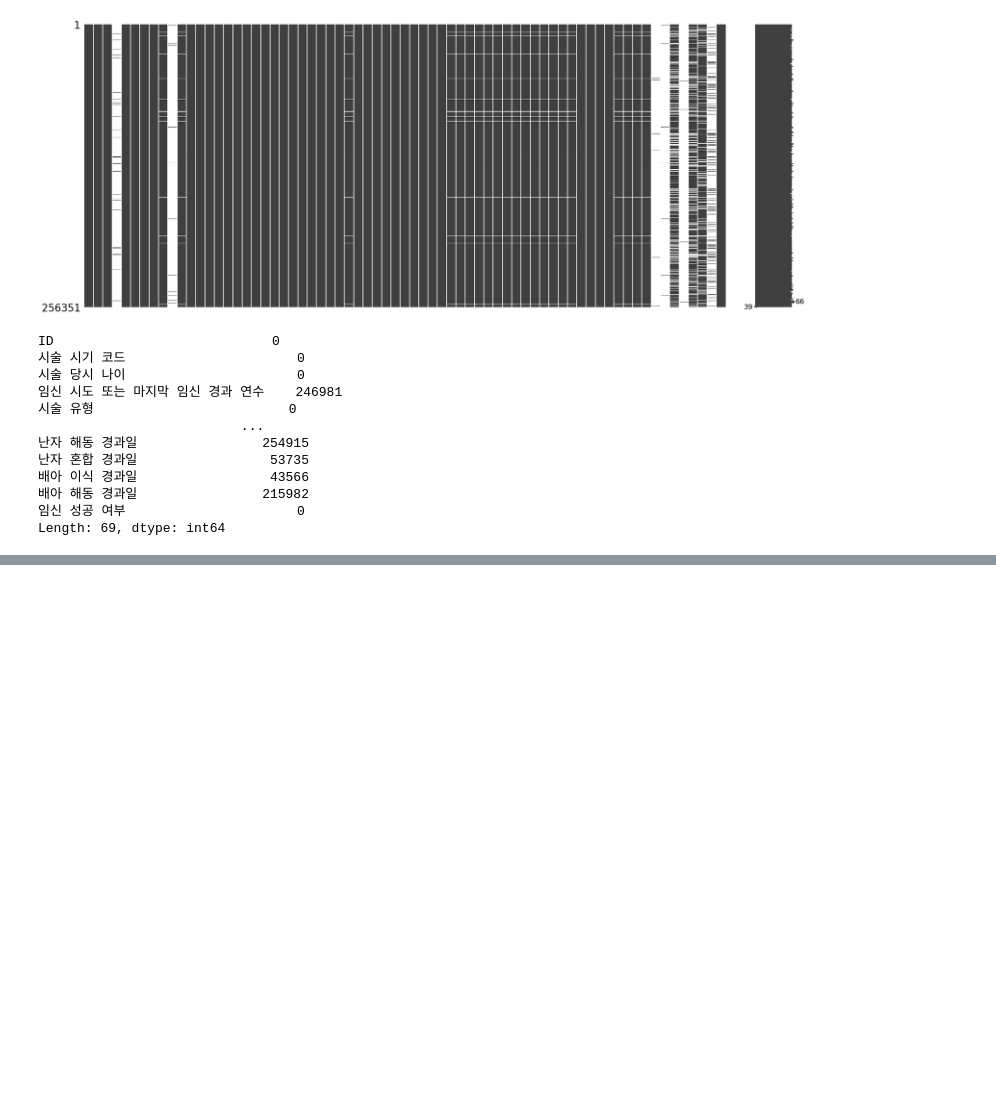
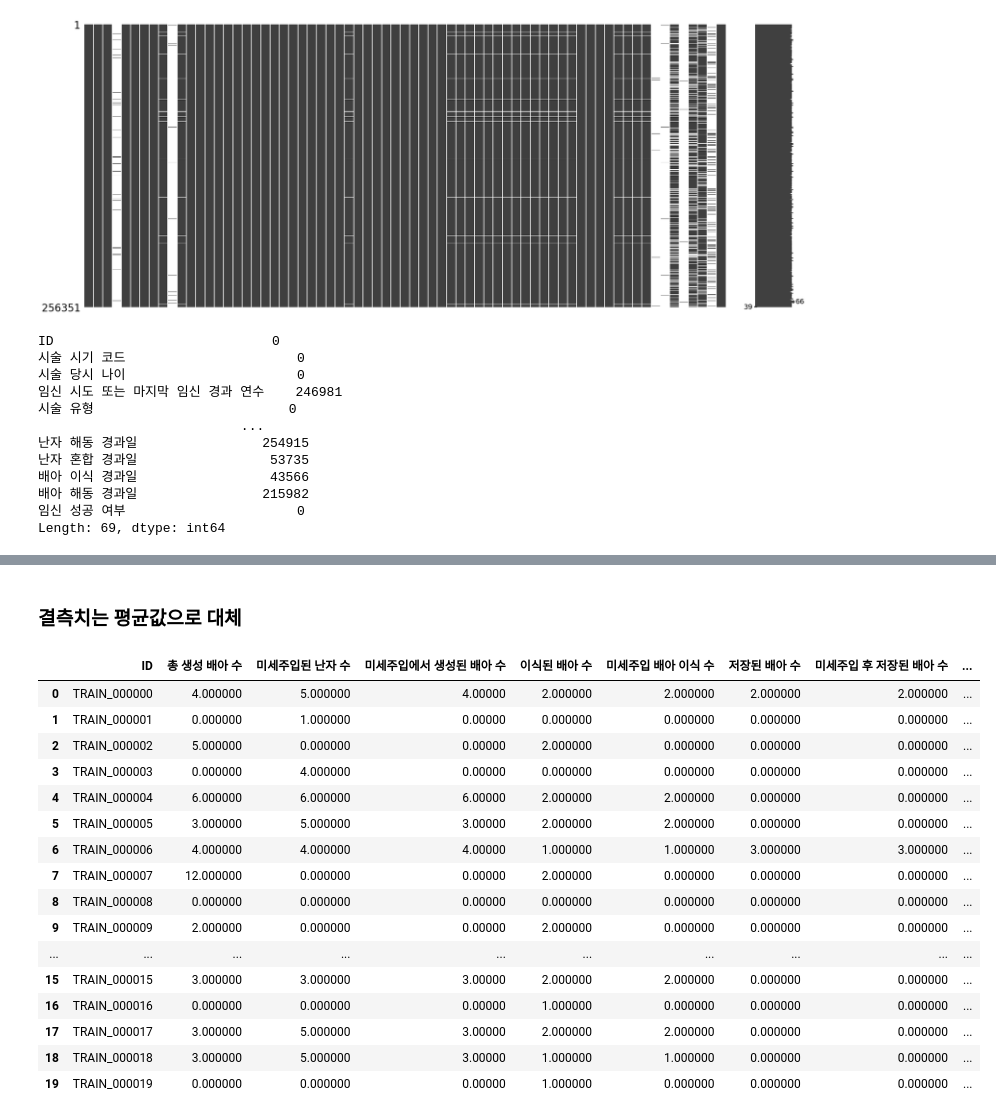
Before and after one commit to BBKN071/aimers, a Jupyter notebook: workspace/data_process.ipynb, the cells around one changed output, grey strips where cells are left out. Saved outputs shown, nothing was run; the diff lists cells and outputs as text; code cells hidden in the pictures; blank space fills up the shorter version.

```diff
--- a/workspace/data_process.ipynb
+++ b/workspace/data_process.ipynb
@@ -108,0 +172,2 @@ df_selected.to_csv('processed_train_1.csv', index=False)
+# %%
+df_droped = df_new.drop(columns=['임신 시도 또는 마지막 임신 경과 연수', '배아 해동 경과일', '난자 해동 경과일'])
@@ -108,0 +217,23 @@ df_selected.to_csv('processed_train_1.csv', index=False)
+# %% [markdown]
+### 결측치는 평균값으로 대체
+# %%
+df_fill = df_droped.fillna(df_droped.mean(numeric_only=True))
+df_fill.head(20)
+# %% [output]
+|  | ID | 총 생성 배아 수 | 미세주입된 난자 수 | 미세주입에서 생성된 배아 수 | 이식된 배아 수 | 미세주입 배아 이식 수 | 저장된 배아 수 | 미세주입 후 저장된 배아 수 | ... |
+| 0 | TRAIN_000000 | 4.000000 | 5.000000 | 4.00000 | 2.000000 | 2.000000 | 2.000000 | 2.000000 | ... |
+| 1 | TRAIN_000001 | 0.000000 | 1.000000 | 0.00000 | 0.000000 | 0.000000 | 0.000000 | 0.000000 | ... |
+| 2 | TRAIN_000002 | 5.000000 | 0.000000 | 0.00000 | 2.000000 | 0.000000 | 0.000000 | 0.000000 | ... |
+| 3 | TRAIN_000003 | 0.000000 | 4.000000 | 0.00000 | 0.000000 | 0.000000 | 0.000000 | 0.000000 | ... |
+| 4 | TRAIN_000004 | 6.000000 | 6.000000 | 6.00000 | 2.000000 | 2.000000 | 0.000000 | 0.000000 | ... |
+| 5 | TRAIN_000005 | 3.000000 | 5.000000 | 3.00000 | 2.000000 | 2.000000 | 0.000000 | 0.000000 | ... |
+| 6 | TRAIN_000006 | 4.000000 | 4.000000 | 4.00000 | 1.000000 | 1.000000 | 3.000000 | 3.000000 | ... |
+| 7 | TRAIN_000007 | 12.000000 | 0.000000 | 0.00000 | 2.000000 | 0.000000 | 0.000000 | 0.000000 | ... |
+| 8 | TRAIN_000008 | 0.000000 | 0.000000 | 0.00000 | 0.000000 | 0.000000 | 0.000000 | 0.000000 | ... |
+| 9 | TRAIN_000009 | 2.000000 | 0.000000 | 0.00000 | 2.000000 | 0.000000 | 0.000000 | 0.000000 | ... |
+| ... | ... | ... | ... | ... | ... | ... | ... | ... | ... |
+| 15 | TRAIN_000015 | 3.000000 | 3.000000 | 3.00000 | 2.000000 | 2.000000 | 0.000000 | 0.000000 | ... |
+| 16 | TRAIN_000016 | 0.000000 | 0.000000 | 0.00000 | 1.000000 | 0.000000 | 0.000000 | 0.000000 | ... |
+| 17 | TRAIN_000017 | 3.000000 | 5.000000 | 3.00000 | 2.000000 | 2.000000 | 0.000000 | 0.000000 | ... |
+| 18 | TRAIN_000018 | 3.000000 | 5.000000 | 3.00000 | 1.000000 | 1.000000 | 0.000000 | 0.000000 | ... |
+| 19 | TRAIN_000019 | 0.000000 | 0.000000 | 0.00000 | 1.000000 | 0.000000 | 0.000000 | 0.000000 | ... |
```
Also changed, not shown: parts of 11 cells of this notebook, 6 other files.
